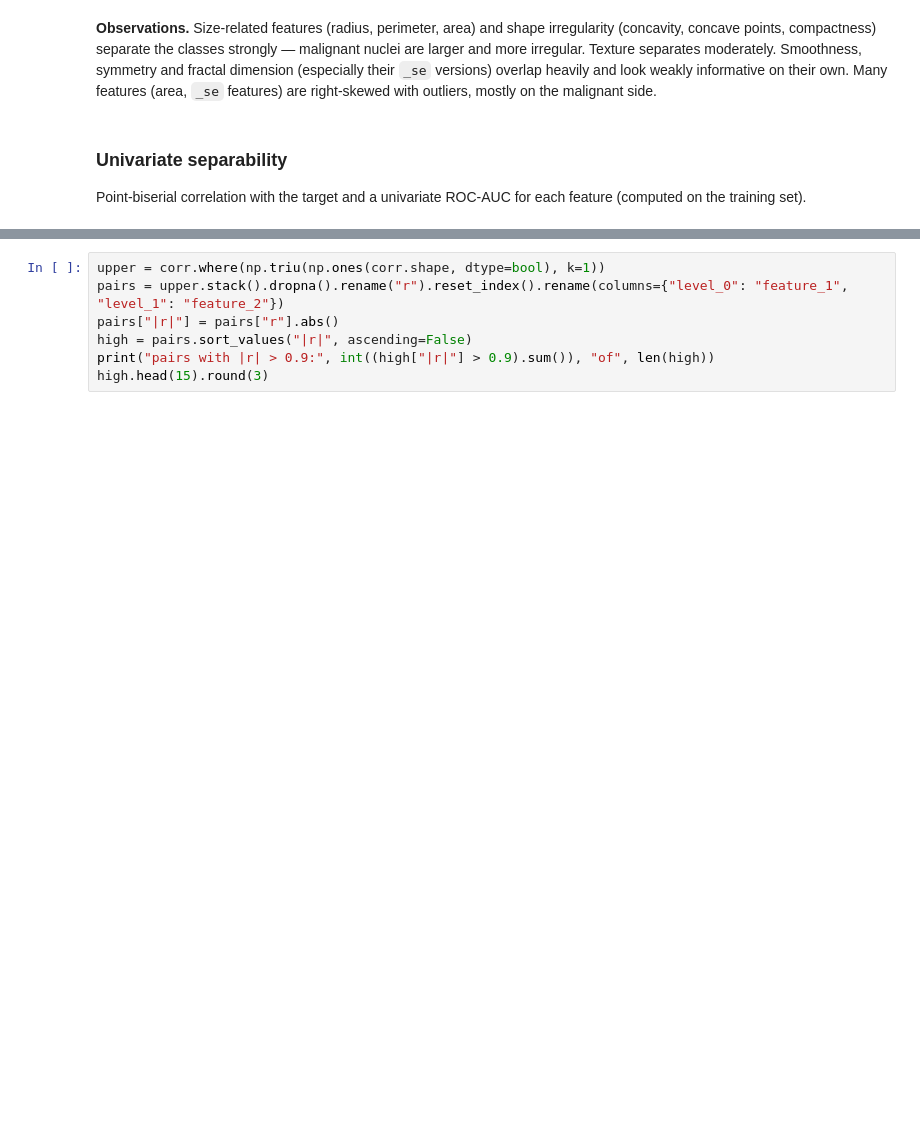
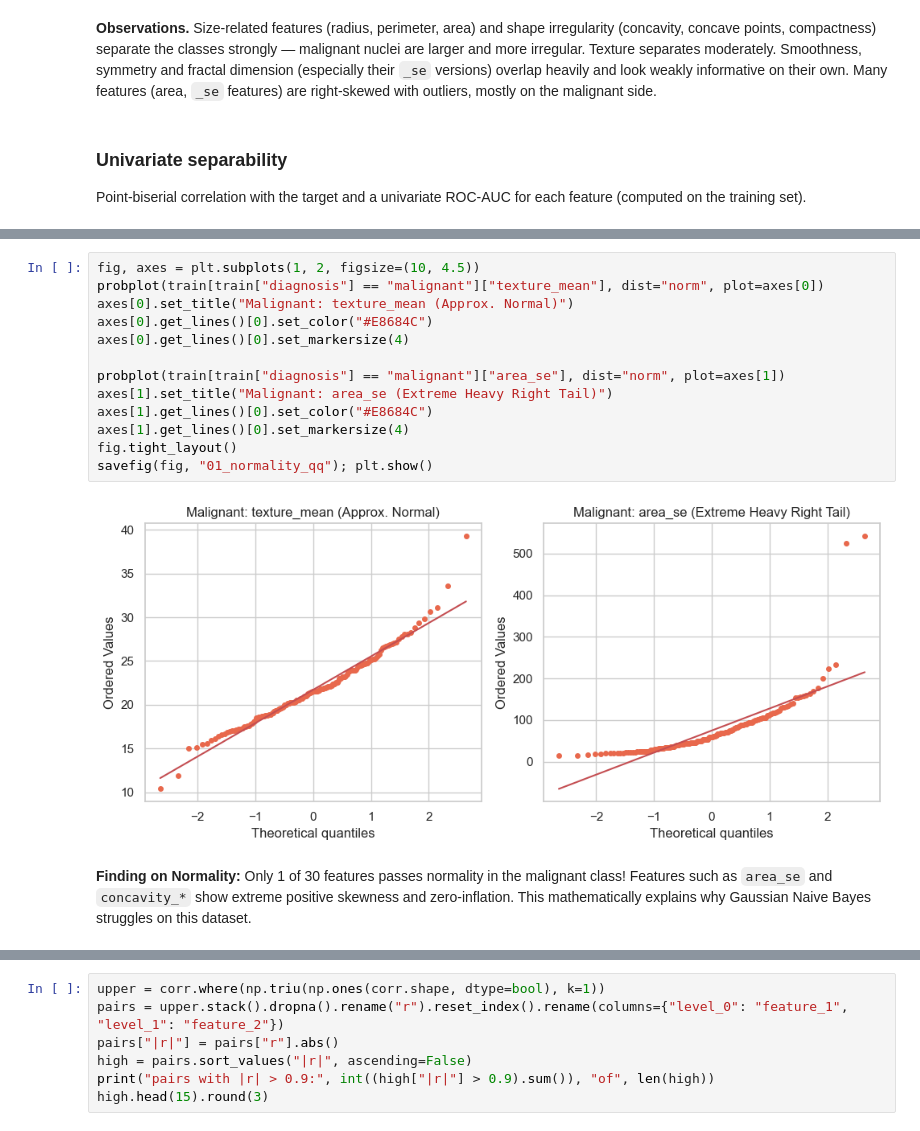
Before and after one commit to shineyrbl-byte/ml-breast-tumor-classification, a Jupyter notebook: notebooks/01_eda_baselines.ipynb, the cells around one changed output, grey strips where cells are left out. Cells and saved outputs as stored; diff of their text form; blank space fills up the shorter version.

```diff
--- a/notebooks/01_eda_baselines.ipynb
+++ b/notebooks/01_eda_baselines.ipynb
@@ -230,0 +302,19 @@ savefig(fig, "01_univariate_auc"); plt.show()
+# %%
+fig, axes = plt.subplots(1, 2, figsize=(10, 4.5))
+probplot(train[train["diagnosis"] == "malignant"]["texture_mean"], dist="norm", plot=axes[0])
+axes[0].set_title("Malignant: texture_mean (Approx. Normal)")
+axes[0].get_lines()[0].set_color("#E8684C")
+axes[0].get_lines()[0].set_markersize(4)
+
+probplot(train[train["diagnosis"] == "malignant"]["area_se"], dist="norm", plot=axes[1])
+axes[1].set_title("Malignant: area_se (Extreme Heavy Right Tail)")
+axes[1].get_lines()[0].set_color("#E8684C")
+axes[1].get_lines()[0].set_markersize(4)
+fig.tight_layout()
+savefig(fig, "01_normality_qq"); plt.show()
+# %% [output]
+[figure, added]
+# %% [markdown]
+**Finding on Normality:** Only 1 of 30 features passes normality in the malignant class!
+Features such as `area_se` and `concavity_*` show extreme positive skewness and zero-inflation.
+This mathematically explains why Gaussian Naive Bayes struggles on this dataset.
```
Also changed, not shown: parts of 27 cells of this notebook, 14 other files.
